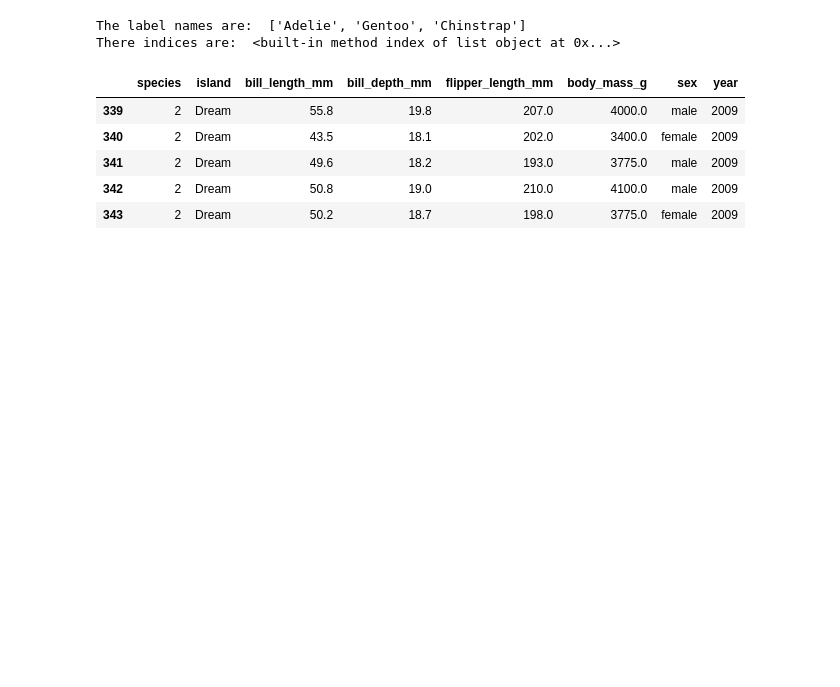
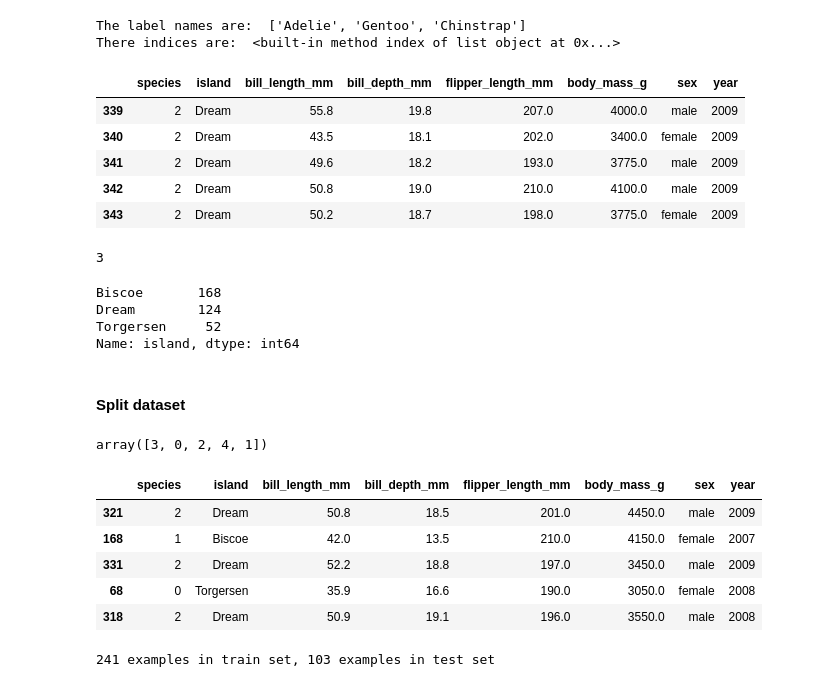
Before and after one commit to Mach-web/Machine_learning, a Jupyter notebook: decision_forests/tf_decision_trees.ipynb, the cells around one changed output. Drawn from its saved outputs; the diff is of its cells as text; code cells hidden in the pictures; blank space fills up the shorter version.

Commit message:
Randomized the dataset and split it into train and test sets

```diff
--- a/decision_forests/tf_decision_trees.ipynb
+++ b/decision_forests/tf_decision_trees.ipynb
@@ -84,3 +84,39 @@ penguins.tail(5)
 | 341 | 2 | Dream | 49.6 | 18.2 | 193.0 | 3775.0 | male | 2009 |
 | 342 | 2 | Dream | 50.8 | 19.0 | 210.0 | 4100.0 | male | 2009 |
 | 343 | 2 | Dream | 50.2 | 18.7 | 198.0 | 3775.0 | female | 2009 |
+# %%
+penguins['island'].nunique()
+# %% [output]
+3
+# %%
+penguins['island'].value_counts()
+# %% [output]
+Biscoe       168
+Dream        124
+Torgersen     52
+Name: island, dtype: int64
+# %% [markdown]
+#### Split dataset
+# %%
+np.random.permutation(5)
+# %% [output]
+array([3, 0, 2, 4, 1])
+# %%
+# randomize penguins dataset
+random_penguins = penguins.reindex(np.random.permutation(len(penguins)))
+random_penguins.head()
+# %% [output]
+|  | species | island | bill_length_mm | bill_depth_mm | flipper_length_mm | body_mass_g | sex | year |
+| 321 | 2 | Dream | 50.8 | 18.5 | 201.0 | 4450.0 | male | 2009 |
+| 168 | 1 | Biscoe | 42.0 | 13.5 | 210.0 | 4150.0 | female | 2007 |
+| 331 | 2 | Dream | 52.2 | 18.8 | 197.0 | 3450.0 | male | 2009 |
+| 68 | 0 | Torgersen | 35.9 | 16.6 | 190.0 | 3050.0 | female | 2008 |
+| 318 | 2 | Dream | 50.9 | 19.1 | 196.0 | 3550.0 | male | 2008 |
+# %%
+def split_dataset(dataset, test_ratio = .3):
+    split_size = int(test_ratio * len(dataset))
+    return dataset[split_size:], dataset[:split_size]
+train_penguins, test_penguins = split_dataset(random_penguins)
+print("{} examples in train set, {} examples in test set".format(len(train_penguins), len(test_penguins)))
+# %% [output]
+241 examples in train set, 103 examples in test set
```
Also changed, not shown: parts of 1 cell of this notebook.
